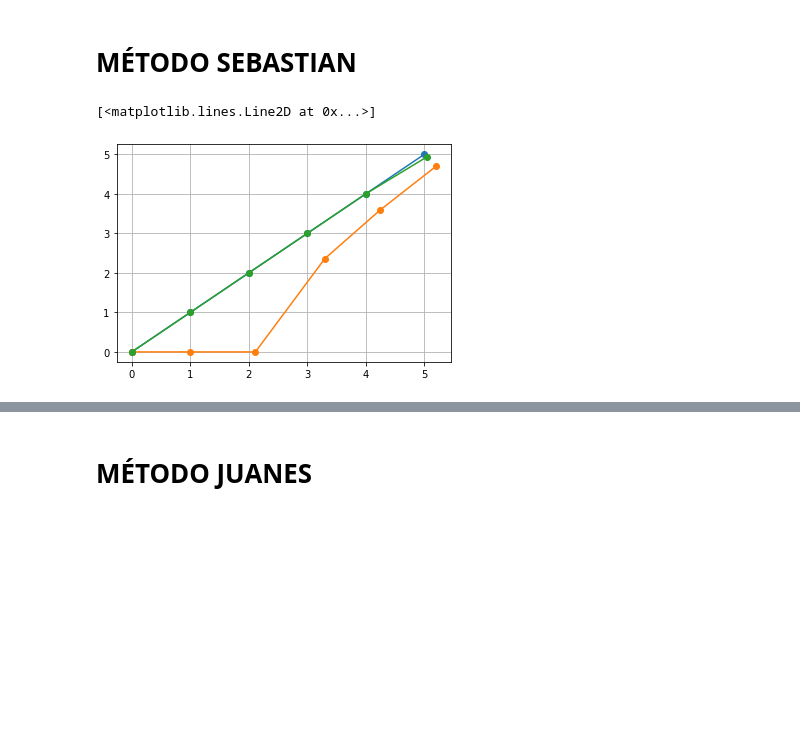
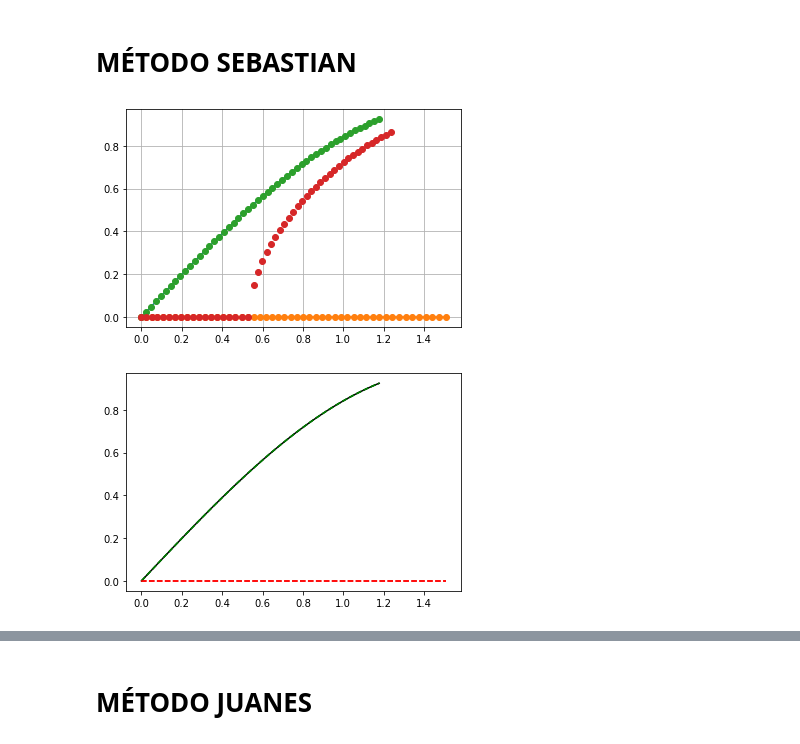
Before and after one commit to CamiloFajardo2021/Statistical_mechanics-project, a Jupyter notebook: SLE_solution_v2.ipynb, the cells around one changed output, grey strips where cells are left out. Saved outputs shown, nothing was run; the diff lists cells and outputs as text; code cells hidden in the pictures; blank space fills up the shorter version.

```diff
--- a/SLE_solution_v2.ipynb
+++ b/SLE_solution_v2.ipynb
@@ -2,55 +2,82 @@
 # **MÉTODO SEBASTIAN**
 # %%
 import numpy as np
+from matplotlib import animation
 import matplotlib.pyplot as plt
 
-def g(zi, z):
-    gz = zi.real + np.sqrt((z-zi.real)**2 + zi.imag**2)
-    return gz
+#Animation function
+def animate_vid(p, filename):
+    fig, ax = plt.subplots()
+    ims = []
+    n = len(p[0])
+    for j in range(len(p)):
+        for i in range(len(t)):
+            if j == 1 and i==49:
+                1
+            else:
+                im, = ax.plot(p[j][i].real, p[j][i].imag, "k-")
+                ims.append([im])
+        ax.plot(p[1][n-2].real, p[1][n-2].imag, "g--")
+        ax.plot(p[0][n-1].real, p[0][n-1].imag, "r--")
+        ani = animation.ArtistAnimation(fig, ims, interval = 1, blit = True, repeat_delay = 0)
+        ani.save(filename)
 
-
-def lin(x):
-    return x
-
+#transformation function
+g = lambda zi, z: zi.real + np.sqrt((z-zi.real)**2 + zi.imag**2)
+#function to be used in the initialization of the curve evolution
+lin = lambda x: np.sin(x)
+#initialization of the curve
 def curve_points(fun):
-    x = np.linspace(0,5,6)
+    x = np.linspace(0,1.5*np.pi/4,50)
     y = fun(x)
     z = x + y*1j
     return z
 
 w0 = curve_points(lin)
 t = np.zeros(len(w0))
-w = curve_points(lin)
+w = np.array(w0)
+points = np.zeros([len(w), len(t)], dtype=np.complex_)
 
-for jj in range(1, 3):
+for jj in range(1, len(t)):
     wi = w[jj]
     t[jj]=t[jj-1]+(1/4)*(wi.imag)**2
-    for i in range(len(w)-jj):
-        w[i+jj] = g(wi, w[i+jj])
+    for ii in range(len(w)-jj):
+        w[ii+jj] = g(wi, w[ii+jj])
+    points[:][jj] = w
 
 
 
-plt.plot(w0.real, w0.imag, '-o')
-plt.plot(w.real, w.imag, '-o')
+
+plt.plot(w0.real, w0.imag, '-')
+#plt.plot(w.real, w.imag, '-o')
+plt.plot(points[-1].real, points[-1].imag, '-o')
 plt.grid()
 
 
-################################################## Inversa ###
+############# Inverse #############
 def f(w1, ud, dt):
     fz = ud + np.sqrt((w1-ud)**2 - 4*dt)
     return fz
-#print(w)
-tt = t
+
+
+tt = np.array(t)
 u = np.array(w)
 zz = np.array(u)
+point_in = np.zeros([len(zz), len(tt)], dtype=np.complex_)
+
+for ii in range(len(w)-1):
+    for kk in range(ii+1):
+        dtt = tt[len(tt)-1-ii]-tt[len(tt)-2-ii]
+        zz[len(zz)-1-kk] = f(zz[len(zz)-1-kk], u[len(tt)-ii-1], dtt)
+
+    point_in[:][ii]=zz
+
+all_points = [points, point_in]
+plt.plot(zz.real, zz.imag, 'o' )
+plt.plot(all_points[1][30].real, all_points[1][30].imag, 'o')
 
 
-for ii in range(len(zz)-2):
-    for kk in range(2):
-        dtt = t[2-kk]-t[2-kk-1]
-        zz[ii+2-kk] = f(zz[ii+2-kk], u[2-kk], dtt)
-
-plt.plot(zz.real, zz.imag, '-o' )
+animate_vid(all_points, "SLE_evolution.gif")
 # %% [output]
-[<matplotlib.lines.Line2D at 0x...>]
-[figure, old version]
+[figure, new version]
+[figure, added]
```
Also changed, not shown: parts of 6 cells of this notebook.
